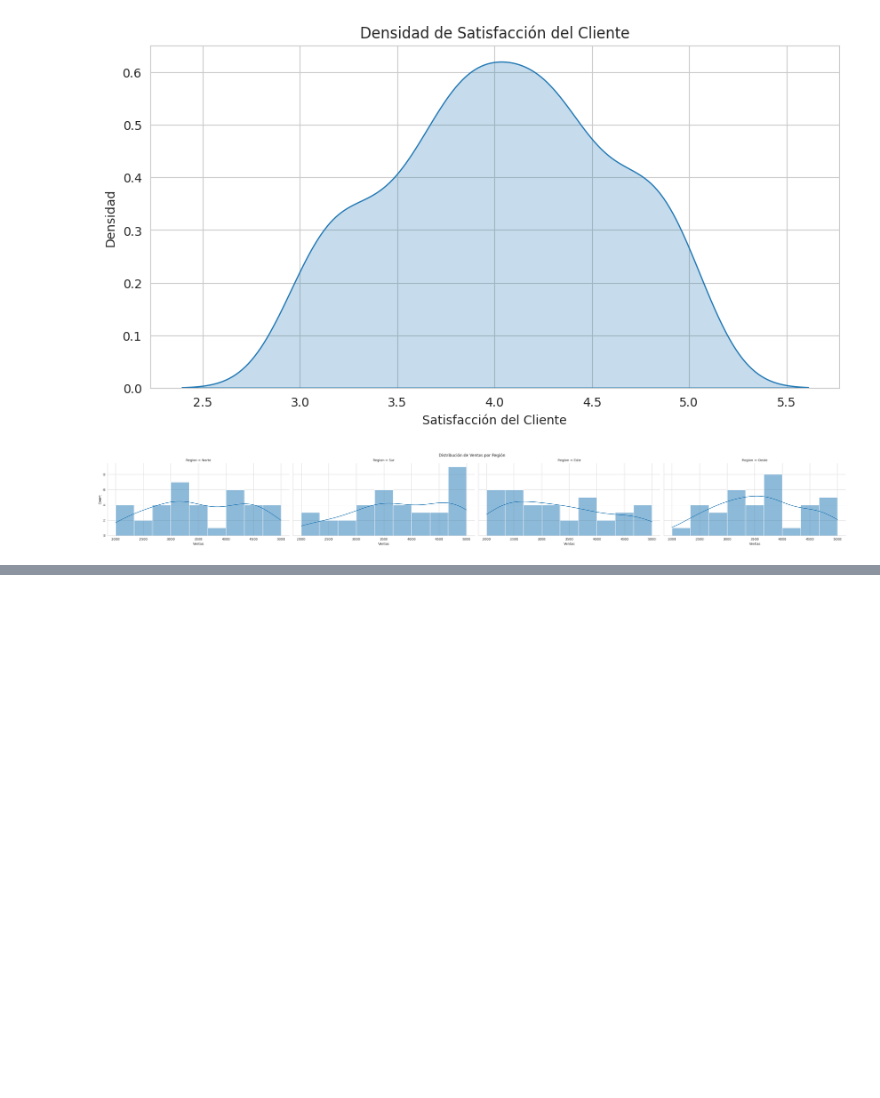
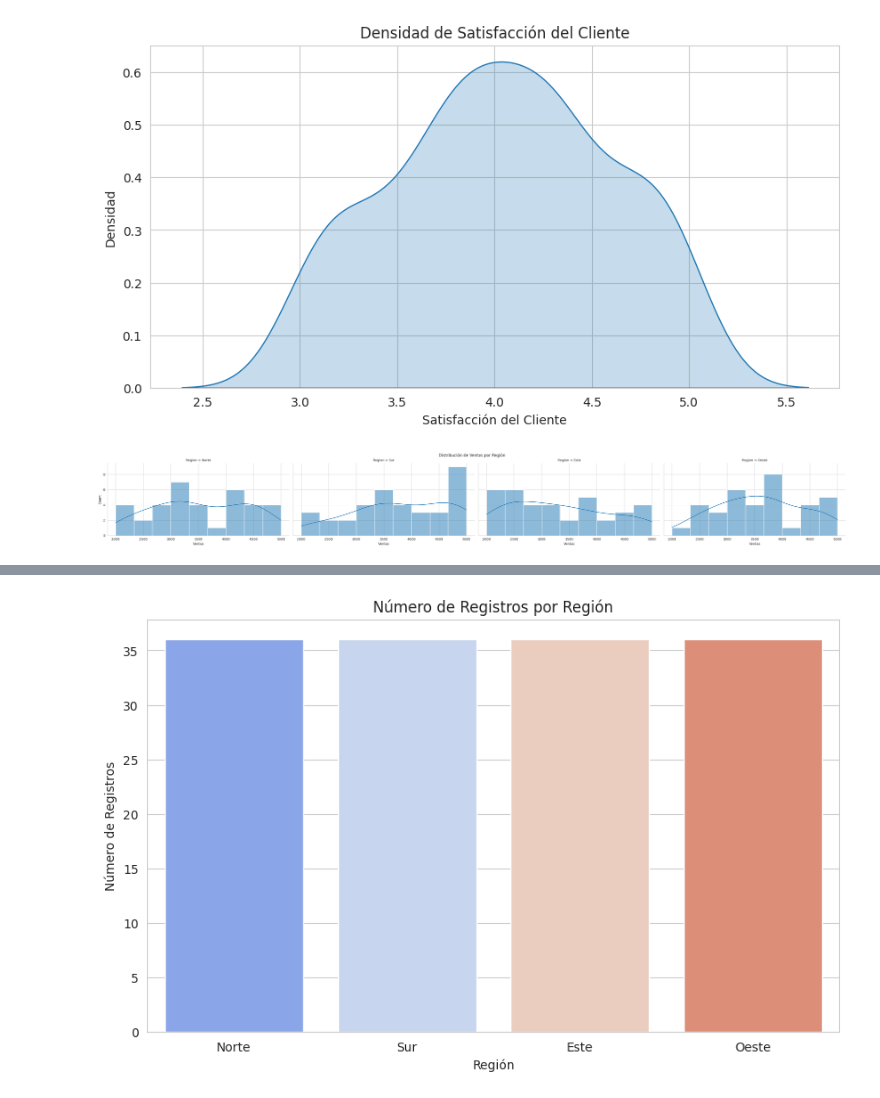
Before and after one commit to brunobobadilla06/Practica---Ciencia-de-Datos-I, a Jupyter notebook: Practica_3.ipynb, the cells around one changed output, grey strips where cells are left out. Cells and saved outputs as stored; diff of their text form; code cells hidden in the pictures; blank space fills up the shorter version.

```diff
--- a/Practica_3.ipynb
+++ b/Practica_3.ipynb
@@ -208,0 +249,11 @@ Comparan una variable numérica a través de diferentes categorías.
+# %%
+# Countplot: Numero de registros por region
+plt.figure(figsize=(10, 6))
+sns.countplot(data=df, x='Region', palette='coolwarm')
+plt.title('Número de Registros por Región')
+plt.xlabel('Región')
+plt.ylabel('Número de Registros')
+plt.show()
+#
+# %% [output]
+[figure, added]
```
Also changed, not shown: parts of 4 cells of this notebook.
